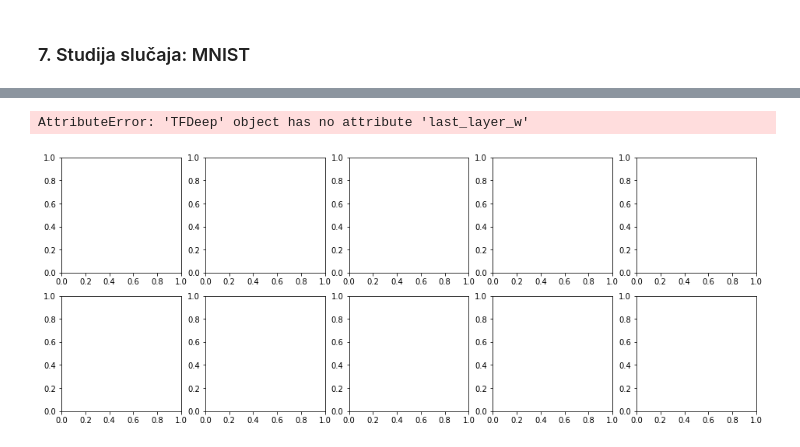
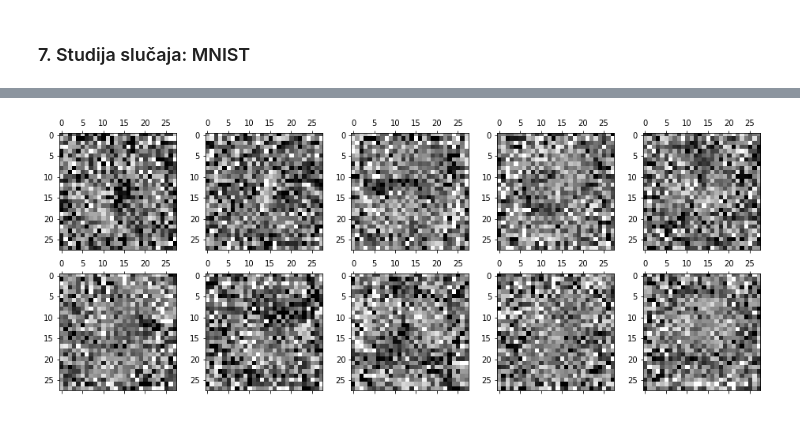
Before and after one commit to DavidBoja/du-lab, a Jupyter notebook: lab1/lab1.ipynb, the cells around one changed output, grey strips where cells are left out. Drawn from its saved outputs; the diff is of its cells as text; code cells hidden in the pictures.

```diff
--- a/lab1/lab1.ipynb
+++ b/lab1/lab1.ipynb
@@ -242,6 +338,8 @@ class TFDeep:
         self.W.append(temp_W)
         self.b.append(temp_b)
 
+        self.last_layer_w = self.W
+
         self.probs = tf.nn.softmax(tf.matmul(out, temp_W) + temp_b)
 
         self.loss = tf.reduce_mean(-tf.reduce_sum(self.Yoh_ * tf.log(self.probs), reduction_indices=1))
@@ -251,16 +349,25 @@ class TFDeep:
 
         self.session = tf.Session()
 
-    def train(self, X, Yoh_, param_niter, verbose=False, print_every=100):
+    def train(self, X, Yoh_, param_niter, batch_size, verbose=False, print_every=100):
         init = tf.global_variables_initializer()
         self.session.run(init)
 
-        for i in range(param_niter):
-            _, val_loss = self.session.run([self.optimizer, self.loss],
-                                           feed_dict={self.X: X, self.Yoh_: Yoh_})
+        nr_batches = int(X.shape[0] / batch_size)
 
-            if verbose and i % print_every == 0:
-                print(i, val_loss)
+        for i in range(nr_batches):
+            batch_start = i * batch_size
+            batch_end = batch_start + batch_size
+
+            batch_X = X[batch_start:batch_end]
+            batch_Yoh_ = Yoh_[batch_start:batch_end]
+
+            for j in range(param_niter):
+                _, val_loss = self.session.run([self.optimizer, self.loss],
+                                               feed_dict={self.X: batch_X, self.Yoh_: batch_Yoh_})
+
+                if verbose and j % print_every == 0:
+                    print('Batch: {}\tIteration: {}\tLoss: {}'.format(i, j, val_loss))
 
     def eval(self, X):
         return self.session.run(self.probs, feed_dict={self.X: X})
@@ -403,14 +537,15 @@ Successfully downloaded t10k-labels-idx1-ubyte.gz 4542 bytes.
 Extracting /tmp/data/t10k-labels-idx1-ubyte.gz
 # %%
 verbose = True
-print_every = 1000
-param_delta = 0.1
+print_every = 5000
+param_delta = 0.01
 param_niter = 10000
 layers = [784, 10]
+batch_size = 1000
 
 tfdeep = TFDeep(layers, param_delta)
 
-tfdeep.train(mnist.train.images, mnist.train.labels, param_niter, verbose, print_every)
+tfdeep.train(mnist.train.images, mnist.train.labels, param_niter, batch_size, verbose, print_every)
 
-print('Accuracy:', tfdeep.accuracy(X, Yoh_))
+print('Accuracy:', tfdeep.accuracy(mnist.train.images[:1000], mnist.train.labels[:1000]))
 # %% [output]
@@ -419,11 +569,10 @@ KeyboardInterrupt:
 # %%
 _, plots = plt.subplots(2, 5, figsize=(16, 6))
-for i in range(10):
-    vmin = tfdeep.session.run(tfdeep.last_layer_w)[:,i].min()
-    vmax = tfdeep.session.run(tfdeep.last_layer_w)[:,0].max()
-    plots[i].matshow(tfdeep.session.run(tfDeep.last_layer_w)[:,i].reshape(28,28),
-                     cmap=plt.cm.gray, vmin=(0.5 * vmin), vmax=(0.5 * vmax))
+for i, plot in enumerate(plots.flatten()):
+    vmin = tfdeep.session.run(tfdeep.last_layer_w)[0][:,i].min()
+    vmax = tfdeep.session.run(tfdeep.last_layer_w)[0][:,0].max()
+    plot.matshow(tfdeep.session.run(tfdeep.last_layer_w)[0][:,i].reshape(28,28),
+                 cmap=plt.cm.gray, vmin=(0.5 * vmin), vmax=(0.5 * vmax))
 plt.show()
 # %% [output]
-AttributeError: 'TFDeep' object has no attribute 'last_layer_w'
-[figure, old version]
+[figure, new version]
```
Also changed, not shown: parts of 17 cells of this notebook.
